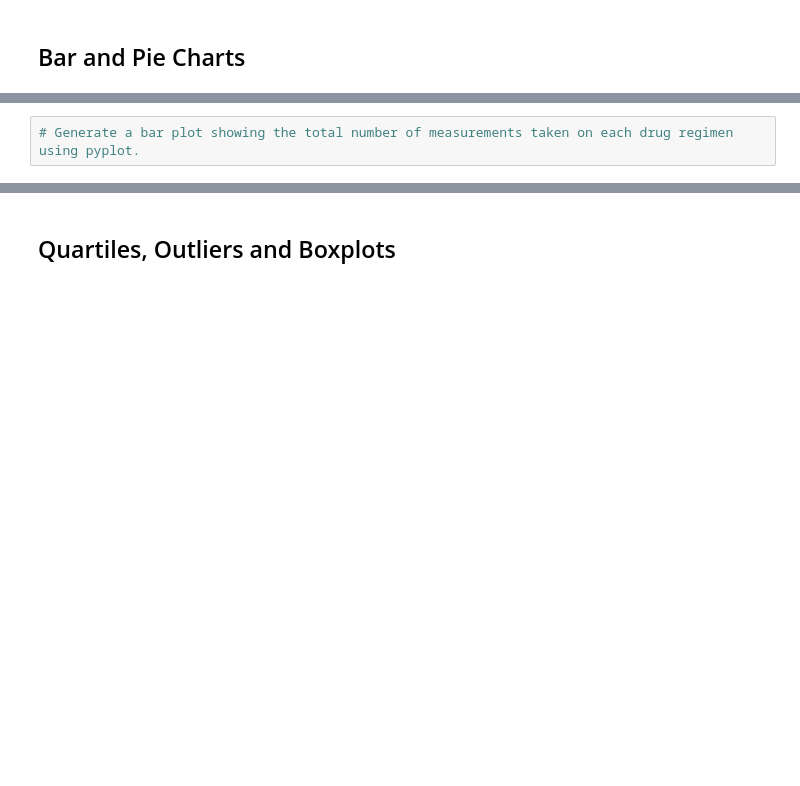
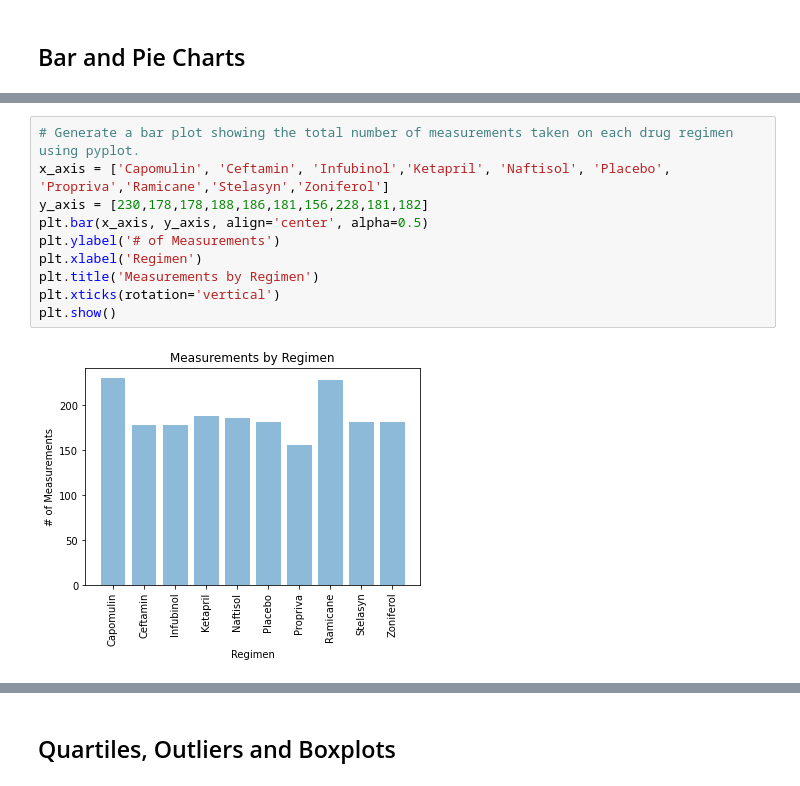
Before and after one commit to NoahGoldstein13/Matplotlib-Challenge, a Jupyter notebook: pymaceuticals_starter.ipynb, the cells around one changed output, grey strips where cells are left out. Cells and saved outputs as stored; diff of their text form; blank space fills up the shorter version.

```diff
--- a/pymaceuticals_starter.ipynb
+++ b/pymaceuticals_starter.ipynb
@@ -125,4 +143,14 @@ summary_stats_df
-# %%
-# Generate a bar plot showing the total number of measurements taken on each drug regimen using pyplot.
+# %%
+# Generate a bar plot showing the total number of measurements taken on each drug regimen using pyplot.
+x_axis = ['Capomulin', 'Ceftamin', 'Infubinol','Ketapril', 'Naftisol', 'Placebo', 'Propriva','Ramicane','Stelasyn','Zoniferol']
+y_axis = [230,178,178,188,186,181,156,228,181,182]
+plt.bar(x_axis, y_axis, align='center', alpha=0.5)
+plt.ylabel('# of Measurements')
+plt.xlabel('Regimen')
+plt.title('Measurements by Regimen')
+plt.xticks(rotation='vertical')
+plt.show()
+# %% [output]
+[figure, added]
 # %%
 # Generate a pie plot showing the distribution of female versus male mice using pandas
```
Also changed, not shown: parts of 7 cells of this notebook.
